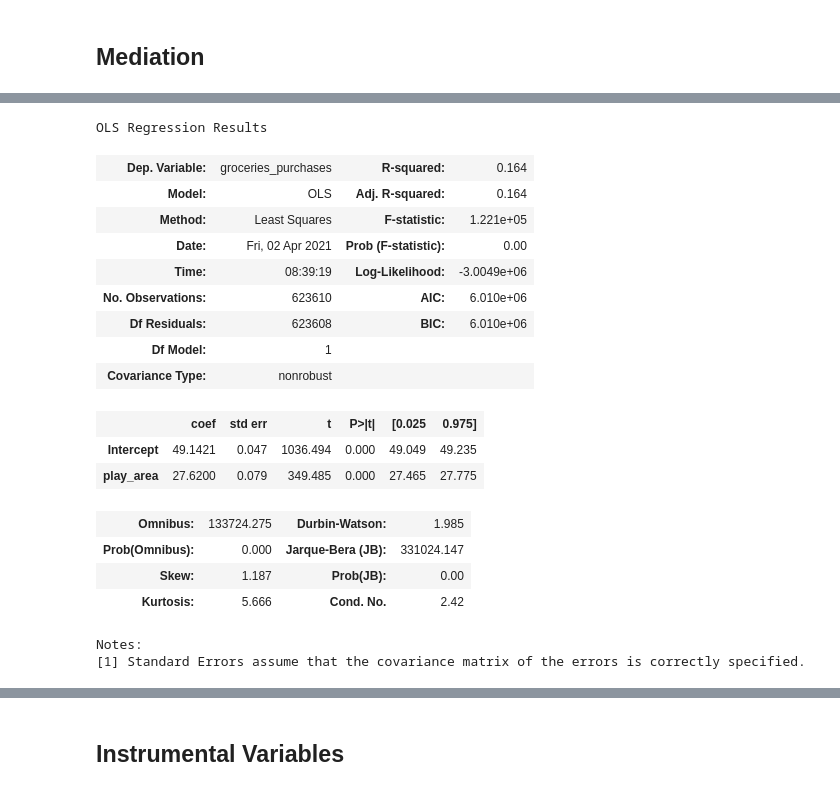
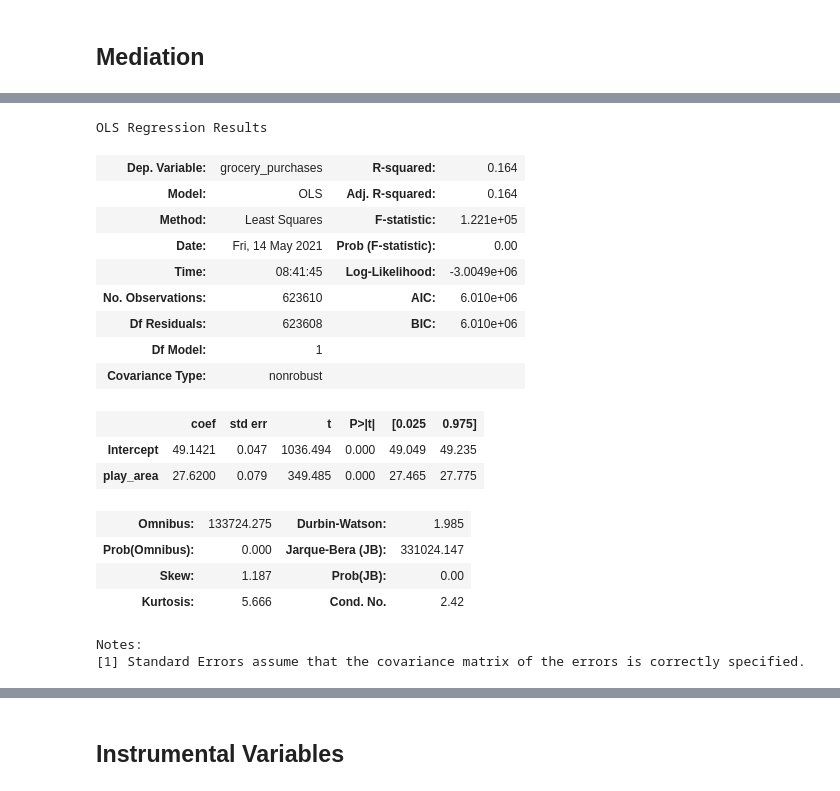
Before and after one commit to BuissonFlorent/BehavioralDataAnalysis, a Jupyter notebook: Chapter 12 - Mediation and Instrumental Variables/ch12.ipynb, the cells around one changed output, grey strips where cells are left out. Saved outputs shown, nothing was run; the diff lists cells and outputs as text; code cells hidden in the pictures.

Commit message:
Correcting typo in variable name

```diff
--- a/Chapter 12 - Mediation and Instrumental Variables/ch12.ipynb
+++ b/Chapter 12 - Mediation and Instrumental Variables/ch12.ipynb
@@ -34,14 +34,14 @@ OLS Regression Results
 Notes:
 [1] Standard Errors assume that the covariance matrix of the errors is correctly specified.
 # %%
-ols("groceries_purchases~play_area", data=hist_data_df).fit().summary()
+ols("grocery_purchases~play_area", data=hist_data_df).fit().summary()
 # %% [output]
 OLS Regression Results
-| Dep. Variable: | groceries_purchases | R-squared: | 0.164 |
+| Dep. Variable: | grocery_purchases | R-squared: | 0.164 |
 | Model: | OLS | Adj. R-squared: | 0.164 |
 | Method: | Least Squares | F-statistic: | 1.221e+05 |
-| Date: | Fri, 02 Apr 2021 | Prob (F-statistic): | 0.00 |
-| Time: | 08:39:19 | Log-Likelihood: | -3.0049e+06 |
+| Date: | Fri, 14 May 2021 | Prob (F-statistic): | 0.00 |
+| Time: | 08:41:45 | Log-Likelihood: | -3.0049e+06 |
 | No. Observations: | 623610 | AIC: | 6.010e+06 |
 | Df Residuals: | 623608 | BIC: | 6.010e+06 |
 | Df Model: | 1 |  |  |
```
Also changed, not shown: parts of 9 cells of this notebook, 3 other files.
